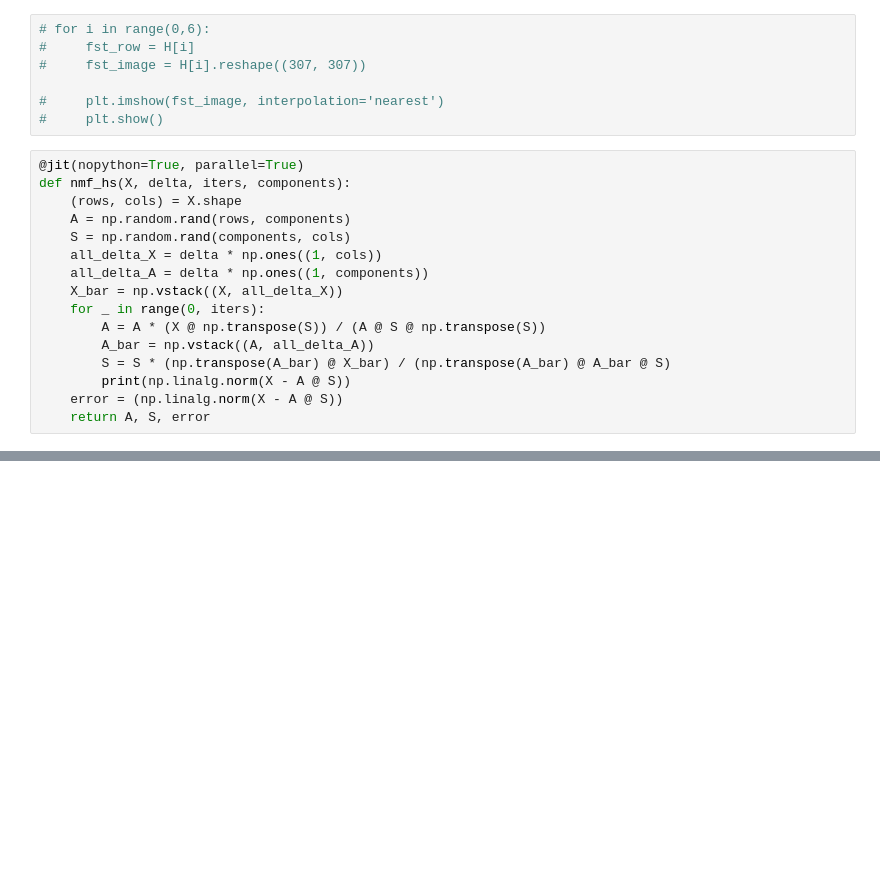
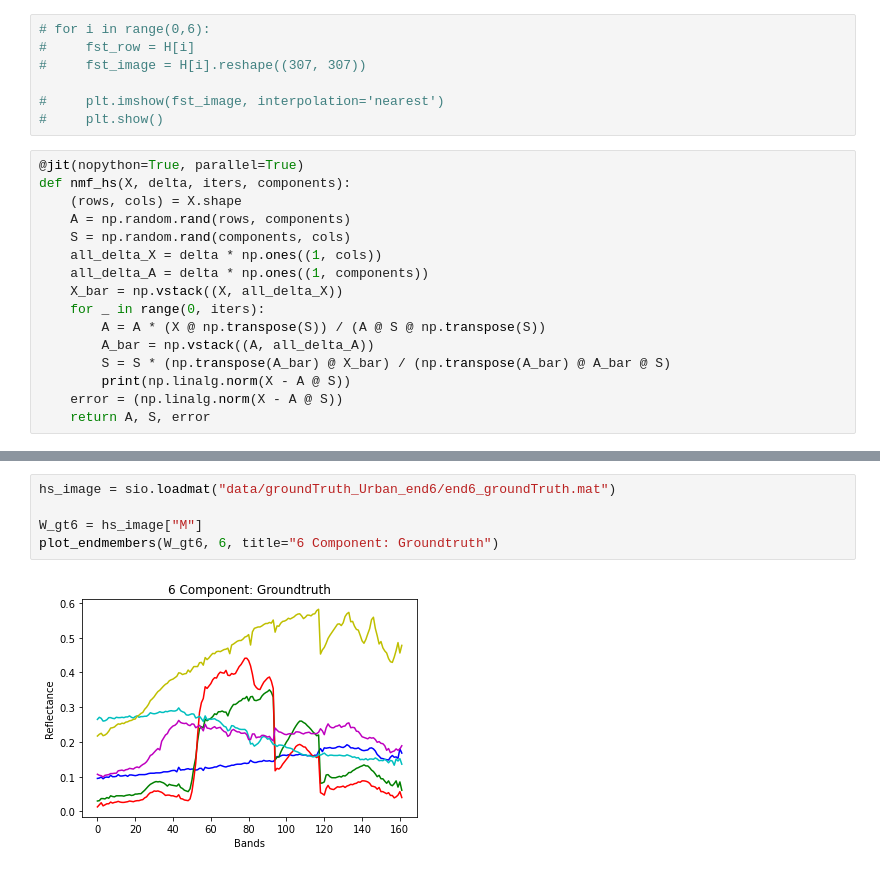
Before and after one commit to tanvikad/NMF-Hyperspectral-Images, a Jupyter notebook: test.ipynb, the cells around one changed output, grey strips where cells are left out. Saved outputs shown, nothing was run; the diff lists cells and outputs as text; blank space fills up the shorter version.

```diff
--- a/test.ipynb
+++ b/test.ipynb
@@ -118,0 +178,7 @@ for i in range(0,6):
+# %%
+hs_image = sio.loadmat("data/groundTruth_Urban_end6/end6_groundTruth.mat")
+
+W_gt6 = hs_image["M"]
+plot_endmembers(W_gt6, 6, title="6 Component: Groundtruth")
+# %% [output]
+[figure, added]
```
Also changed, not shown: parts of 7 cells of this notebook, 2 other files.
